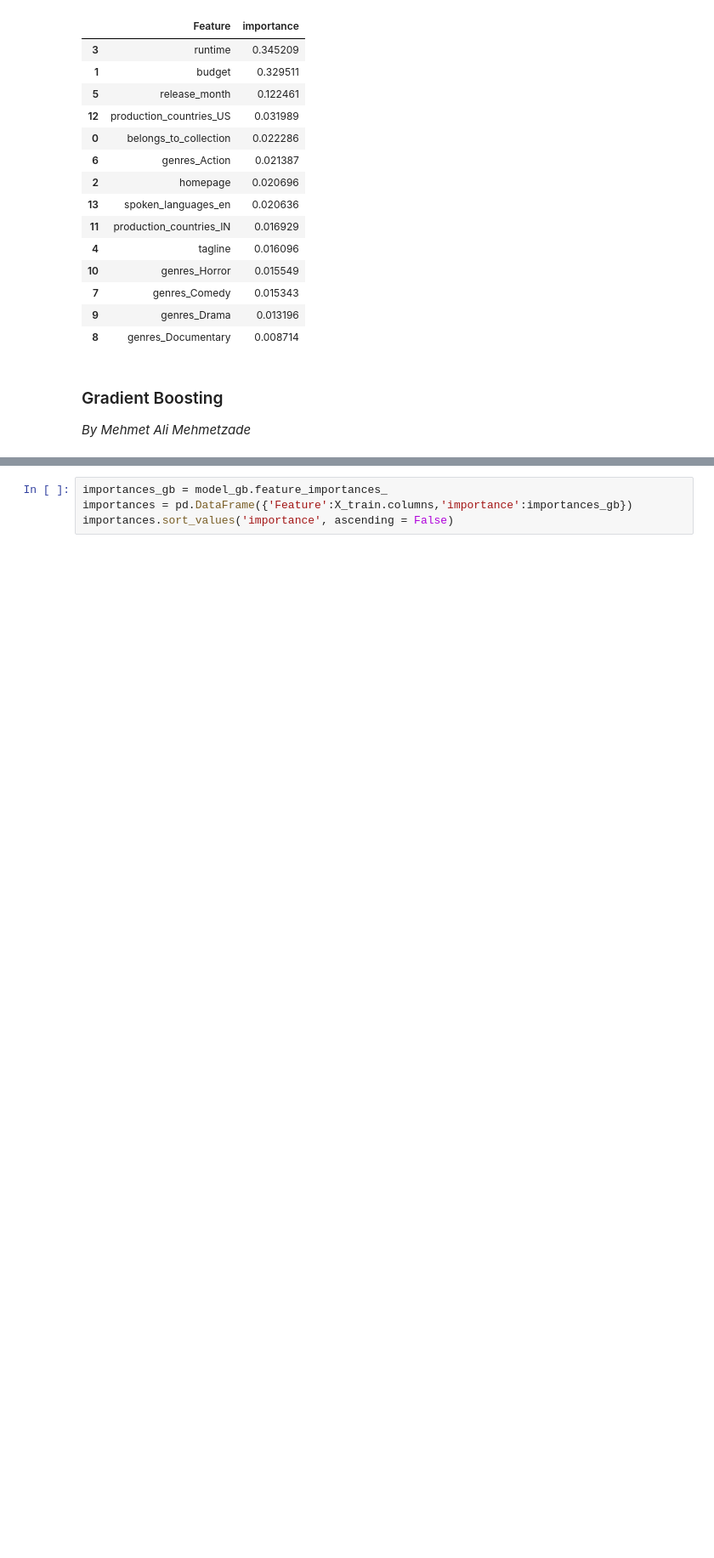
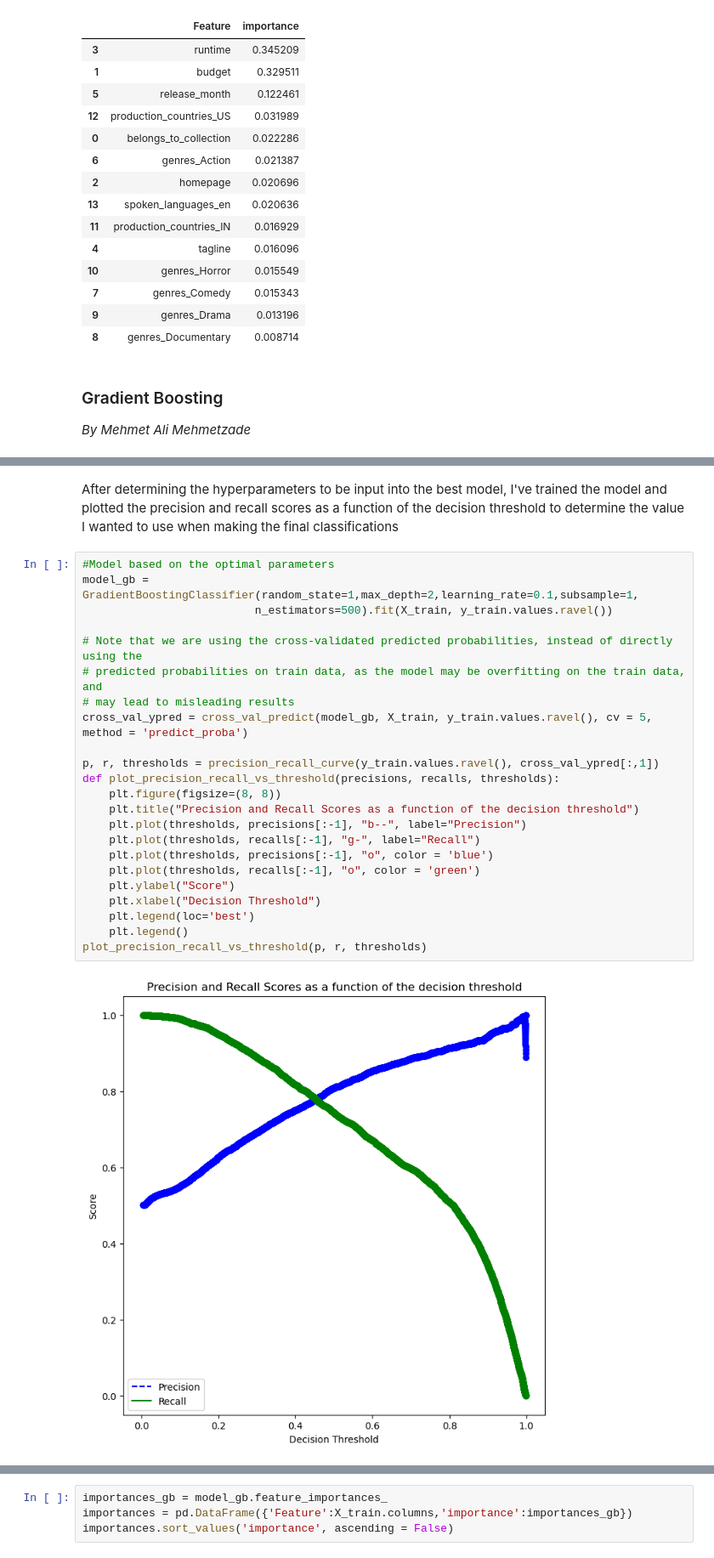
Before and after one commit to STShark00/Team-Meat, a Jupyter notebook: Project Report Template.ipynb, the cells around one changed output, grey strips where cells are left out. Shown at 85% size. Drawn from its saved outputs; the diff is of its cells as text; blank space fills up the shorter version.

```diff
--- a/Project Report Template.ipynb
+++ b/Project Report Template.ipynb
@@ -310,0 +540,27 @@ model_gb = GradientBoostingClassifier(random_state=1,max_depth=2,learning_rate=0
+# %% [markdown]
+After determining the hyperparameters to be input into the best model, I've trained the model and plotted the precision and recall scores as a function of the decision threshold to determine the value I wanted to use when making the final classifications
+# %%
+#Model based on the optimal parameters
+model_gb = GradientBoostingClassifier(random_state=1,max_depth=2,learning_rate=0.1,subsample=1,
+                          n_estimators=500).fit(X_train, y_train.values.ravel())
+
+# Note that we are using the cross-validated predicted probabilities, instead of directly using the
+# predicted probabilities on train data, as the model may be overfitting on the train data, and
+# may lead to misleading results
+cross_val_ypred = cross_val_predict(model_gb, X_train, y_train.values.ravel(), cv = 5, method = 'predict_proba')
+
+p, r, thresholds = precision_recall_curve(y_train.values.ravel(), cross_val_ypred[:,1])
+def plot_precision_recall_vs_threshold(precisions, recalls, thresholds):
+    plt.figure(figsize=(8, 8))
+    plt.title("Precision and Recall Scores as a function of the decision threshold")
+    plt.plot(thresholds, precisions[:-1], "b--", label="Precision")
+    plt.plot(thresholds, recalls[:-1], "g-", label="Recall")
+    plt.plot(thresholds, precisions[:-1], "o", color = 'blue')
+    plt.plot(thresholds, recalls[:-1], "o", color = 'green')
+    plt.ylabel("Score")
+    plt.xlabel("Decision Threshold")
+    plt.legend(loc='best')
+    plt.legend()
+plot_precision_recall_vs_threshold(p, r, thresholds)
+# %% [output]
+[figure, added]
```
Also changed, not shown: parts of 31 cells of this notebook.
